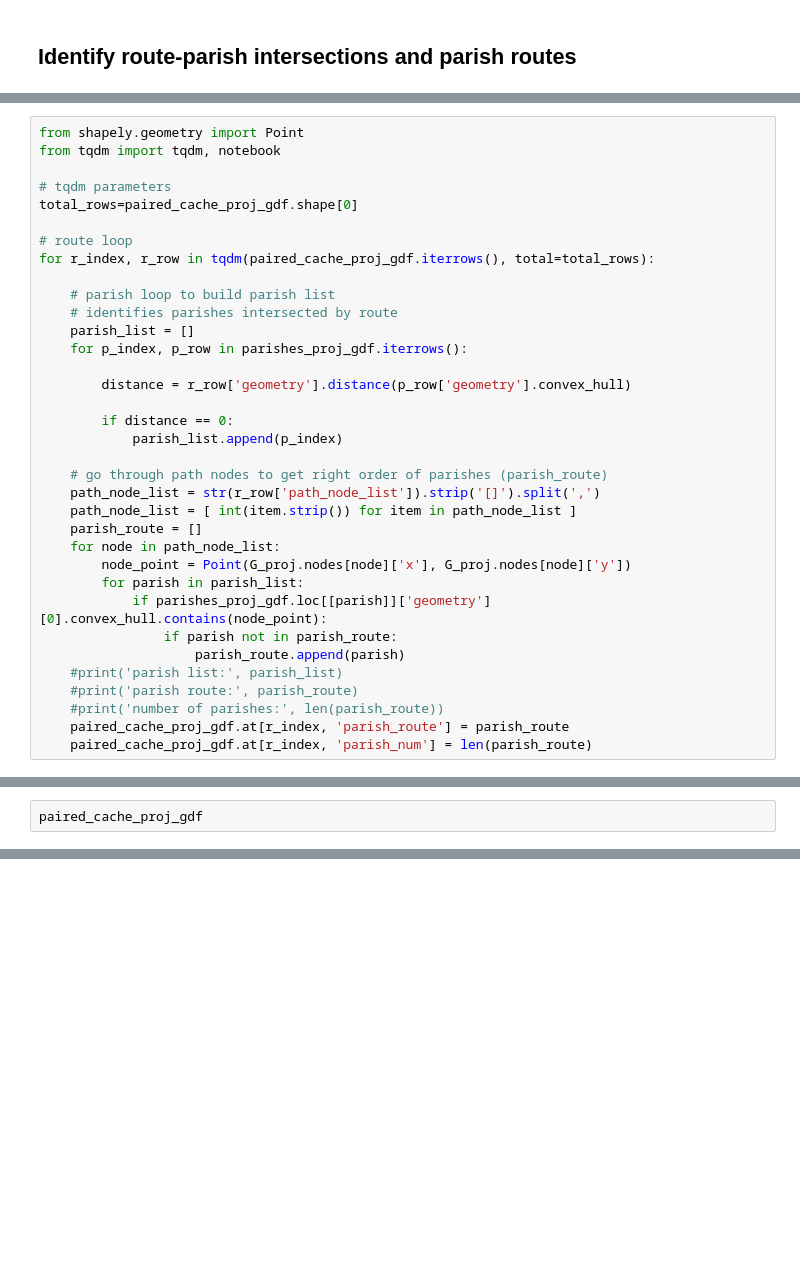
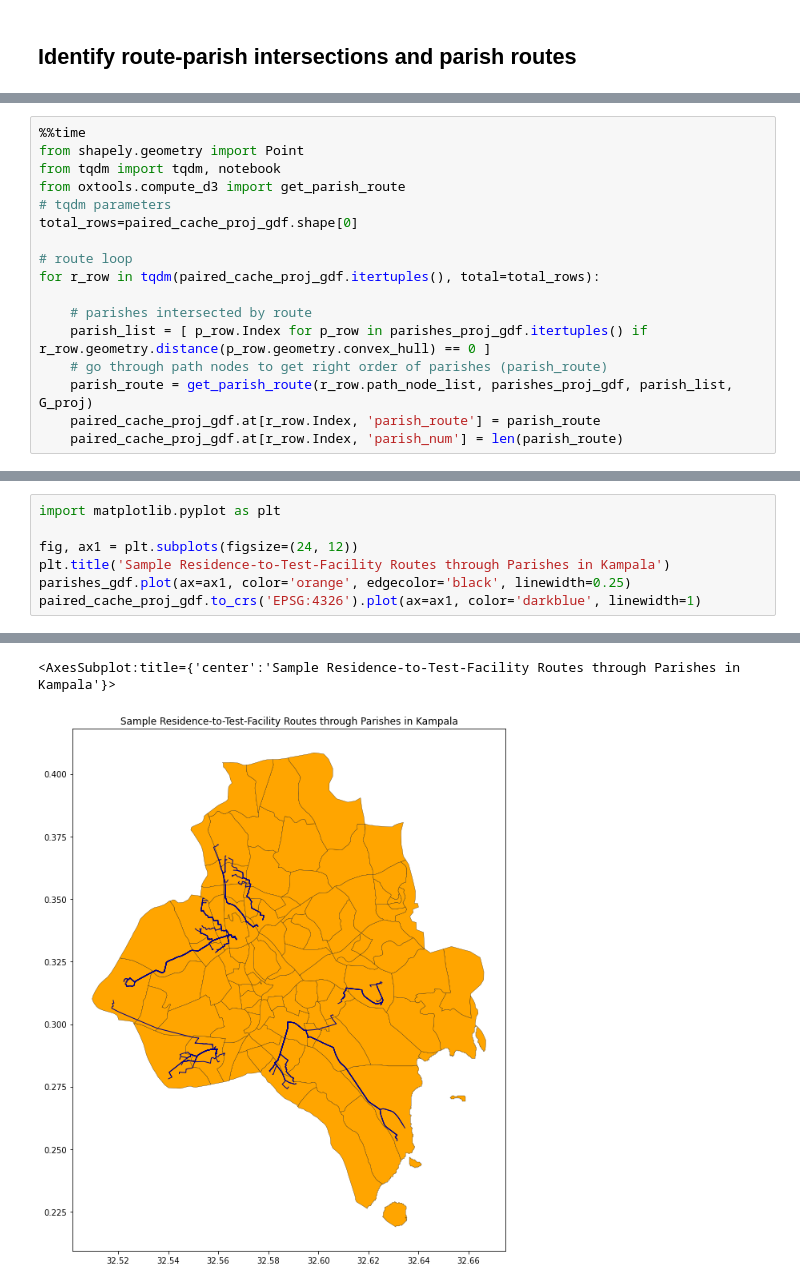
Before and after one commit to PHI-Case-Studies/2021-HELINA-COVID19-OSMNx-Workshop, a Jupyter notebook: NB05-Identify-Route-Parish-Intersections.ipynb, the cells around one changed output, grey strips where cells are left out. Drawn from its saved outputs; the diff is of its cells as text; blank space fills up the shorter version.

```diff
--- a/NB05-Identify-Route-Parish-Intersections.ipynb
+++ b/NB05-Identify-Route-Parish-Intersections.ipynb
@@ -172,35 +181,17 @@ parishes_proj_gdf.loc[['Kisugu']]
 # %%
+%%time
 from shapely.geometry import Point
 from tqdm import tqdm, notebook
-
+from oxtools.compute_d3 import get_parish_route
 # tqdm parameters
 total_rows=paired_cache_proj_gdf.shape[0]
 
 # route loop
-for r_index, r_row in tqdm(paired_cache_proj_gdf.iterrows(), total=total_rows):
+for r_row in tqdm(paired_cache_proj_gdf.itertuples(), total=total_rows):
 
-    # parish loop to build parish list
-    # identifies parishes intersected by route
-    parish_list = []
-    for p_index, p_row in parishes_proj_gdf.iterrows():
-
-        distance = r_row['geometry'].distance(p_row['geometry'].convex_hull)
-
-        if distance == 0:
-            parish_list.append(p_index)
-
+    # parishes intersected by route
+    parish_list = [ p_row.Index for p_row in parishes_proj_gdf.itertuples() if r_row.geometry.distance(p_row.geometry.convex_hull) == 0 ]
     # go through path nodes to get right order of parishes (parish_route)
-    path_node_list = str(r_row['path_node_list']).strip('[]').split(',')
-    path_node_list = [ int(item.strip()) for item in path_node_list ]
-    parish_route = []
-    for node in path_node_list:
-        node_point = Point(G_proj.nodes[node]['x'], G_proj.nodes[node]['y'])
-        for parish in parish_list:
-            if parishes_proj_gdf.loc[[parish]]['geometry'][0].convex_hull.contains(node_point):
-                if parish not in parish_route:
-                    parish_route.append(parish)
-    #print('parish list:', parish_list)
-    #print('parish route:', parish_route)
-    #print('number of parishes:', len(parish_route))
-    paired_cache_proj_gdf.at[r_index, 'parish_route'] = parish_route
-    paired_cache_proj_gdf.at[r_index, 'parish_num'] = len(parish_route)
+    parish_route = get_parish_route(r_row.path_node_list, parishes_proj_gdf, parish_list, G_proj)
+    paired_cache_proj_gdf.at[r_row.Index, 'parish_route'] = parish_route
+    paired_cache_proj_gdf.at[r_row.Index, 'parish_num'] = len(parish_route)
@@ -207,3 +201,8 @@ for r_index, r_row in tqdm(paired_cache_proj_gdf.iterrows(), total=total_rows):
 # %%
-paired_cache_proj_gdf
+import matplotlib.pyplot as plt
+
+fig, ax1 = plt.subplots(figsize=(24, 12))
+plt.title('Sample Residence-to-Test-Facility Routes through Parishes in Kampala')
+parishes_gdf.plot(ax=ax1, color='orange', edgecolor='black', linewidth=0.25)
+paired_cache_proj_gdf.to_crs('EPSG:4326').plot(ax=ax1, color='darkblue', linewidth=1)
 # %% [output]
@@ -226,0 +209,2 @@ paired_cache_proj_gdf
+<AxesSubplot:title={'center':'Sample Residence-to-Test-Facility Routes through Parishes in Kampala'}>
+[figure, added]
```
Also changed, not shown: parts of 16 cells of this notebook, 3 other files.
